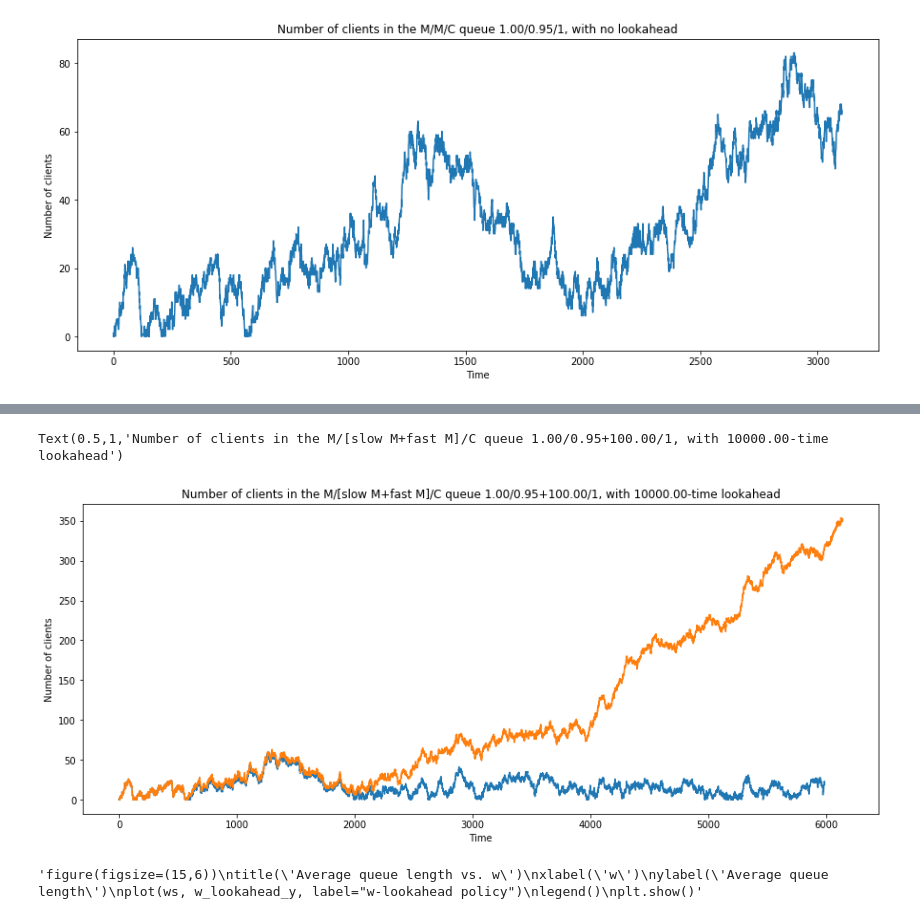
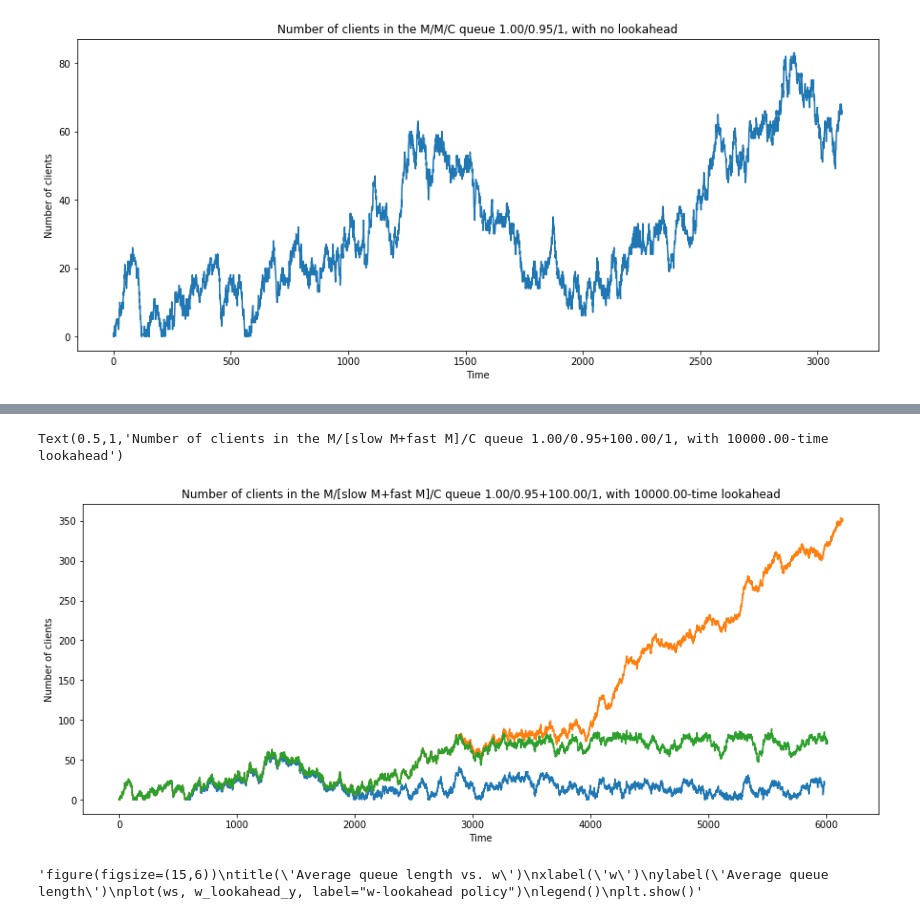
Before and after one commit to guanzgrace/cbs-patient-surge-models, a Jupyter notebook: MM1_ManyComparisonWLookaheadToThreshold_0624-ArrivalArray.ipynb, the cells around one changed output, grey strips where cells are left out. Saved outputs shown, nothing was run; the diff lists cells and outputs as text; code cells hidden in the pictures.

Commit message:
reproduce spencer et al graph

```diff
--- a/MM1_ManyComparisonWLookaheadToThreshold_0624-ArrivalArray.ipynb
+++ b/MM1_ManyComparisonWLookaheadToThreshold_0624-ArrivalArray.ipynb
@@ -155,7 +75,7 @@ def MM1WithOneThreshold(lambd, mu1, mu2, surge_threshold, c, N0, Tmax):
 # %%
-def gen_arrivals(mu1, mu2, Tmax):
+def gen_arrivals(lambd, mu1, mu2, Tmax):
     # generate arrivals independent of whether or not we speed up the customers
-    T_advance     = [0]  # list of events that get generated in advance
+    T_advance = [0]  # list of events that get generated in advance
     arrivals = []
     while T_advance[-1] < Tmax:
         t_temp = T_advance[-1]
@@ -483,3 +507,12 @@ title('Number of clients in the M/M/C queue %.2f/%.2f/%d, with no lookahead'
 # %% [output]
 Text(0.5,1,'Number of clients in the M/M/C queue 1.00/0.95/1, with no lookahead')
 [figure]
+# %%
+surge_threshold = 80
+T3, N3, _, _, _ = MM1WithOneThreshold(arrivals, surge_threshold, c, N0, Tmax)
+figure(figsize=(15,6))
+plot(T3[:int(len(T)*0.3)], N3[:int(len(T)*0.3)])
+xlabel('Time')
+ylabel('Number of clients')
+title('Number of clients in the M/M/C queue %.2f/%.2f/%d, with threshold %d'
+      % (lambd, mu1, c, surge_threshold))
@@ -486,16 +522,17 @@ Text(0.5,1,'Number of clients in the M/M/C queue 1.00/0.95/1, with no lookahead'
 # %%
 start_prop = 0#0.055
 end_prop = 0.6#0.058
 figure(figsize=(15,6))
 plot(T[int(len(T)*start_prop):int(len(T)*end_prop)], N[int(len(T)*start_prop):int(len(T)*end_prop)])
 plot(T2[int(len(T)*start_prop):int(len(T)*end_prop)], N2[int(len(T)*start_prop):int(len(T)*end_prop)])
+plot(T3[int(len(T)*start_prop):int(len(T)*end_prop)], N3[int(len(T)*start_prop):int(len(T)*end_prop)])
 xlabel('Time')
 ylabel('Number of clients')
 title('Number of clients in the M/[slow M+fast M]/C queue %.2f/%.2f+%.2f/%d, with %.2f-time lookahead'
       % (lambd, mu1, mu2, c, w))
 # %% [output]
 Text(0.5,1,'Number of clients in the M/[slow M+fast M]/C queue 1.00/0.95+100.00/1, with 10000.00-time lookahead')
-[figure, old version]
+[figure, new version]
 # %%
 '''figure(figsize=(15,6))
 title('Average queue length vs. w')
```
Also changed, not shown: parts of 3 cells of this notebook.
